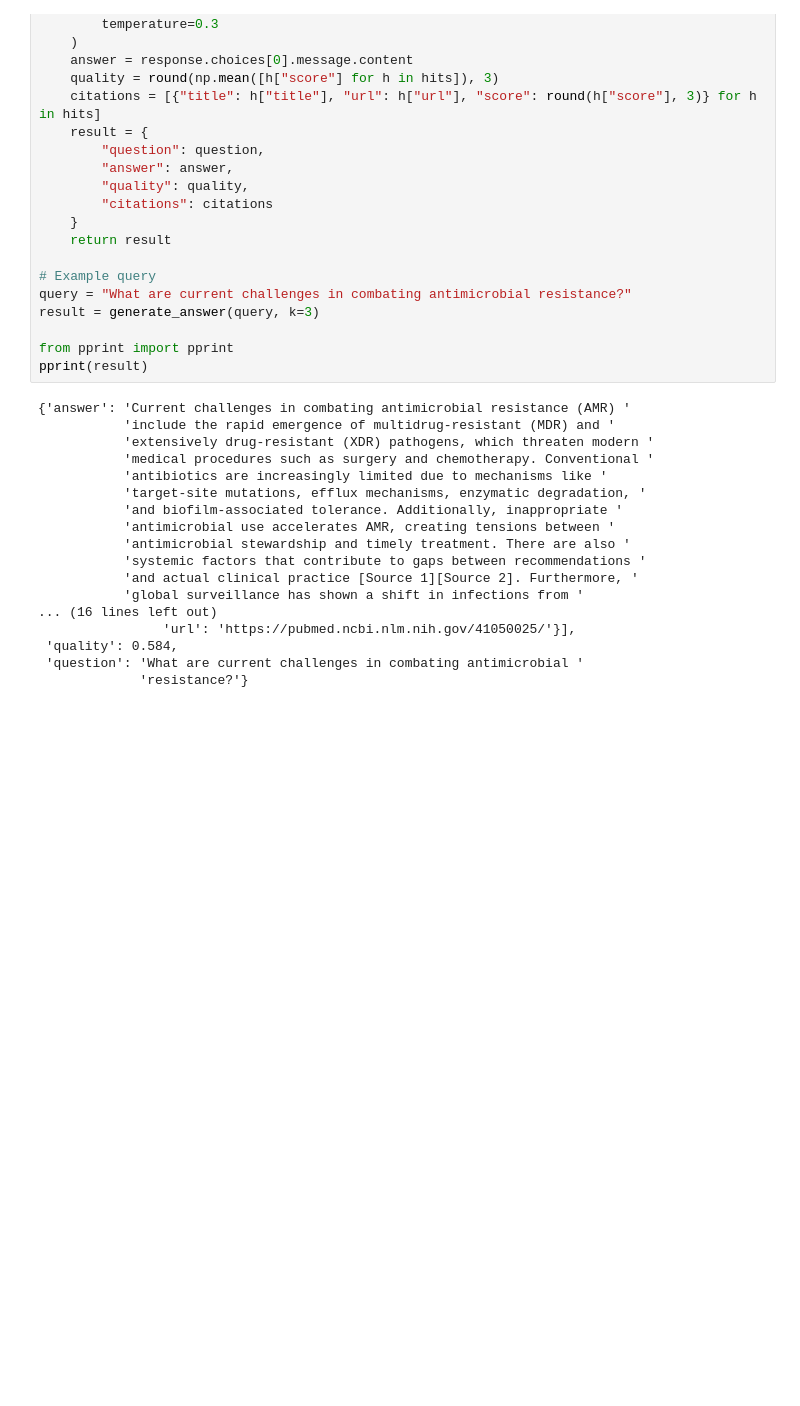
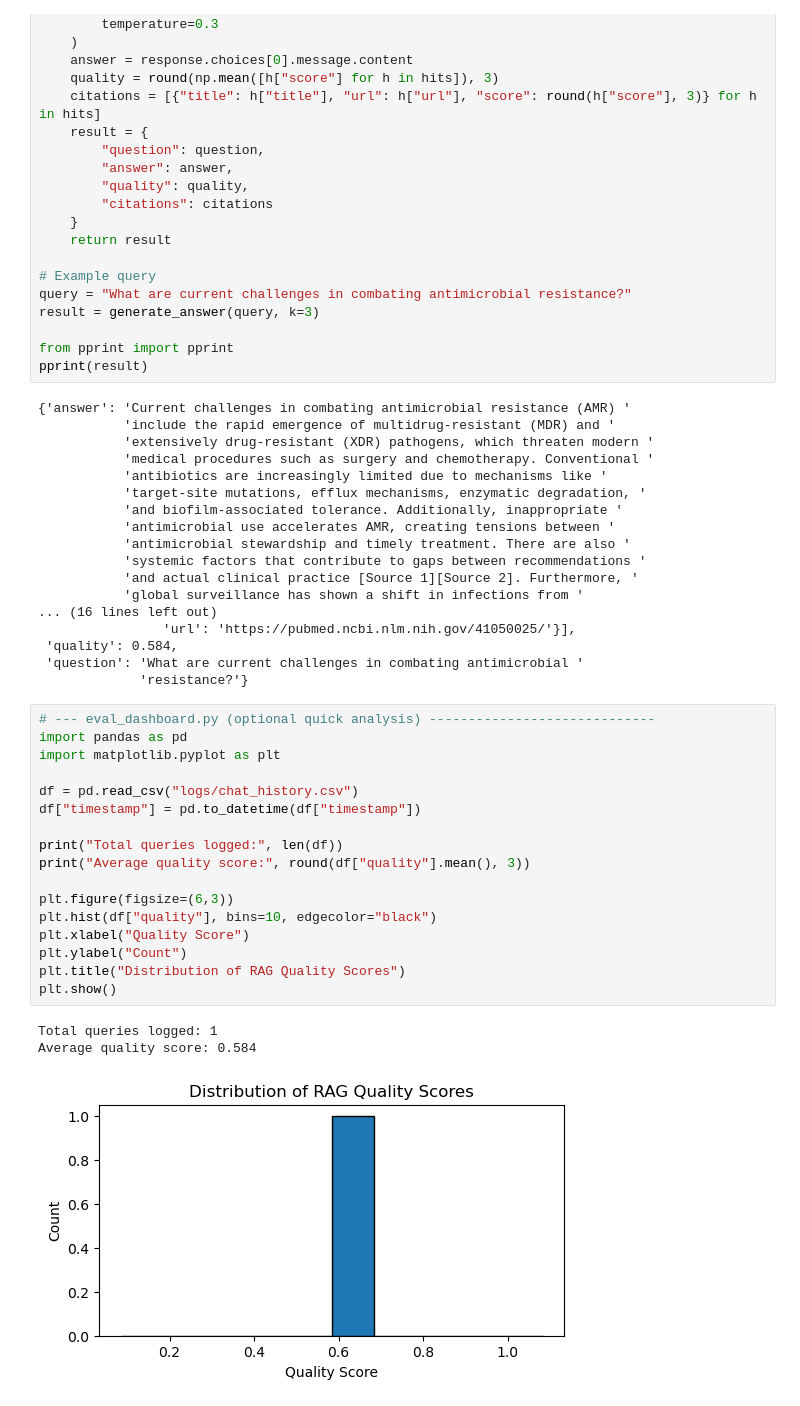
Before and after one commit to patel-tanmay/rag-knowledge-retrieval, a Jupyter notebook: RAG_Medical_Copilot.ipynb, the cells around one changed output. Saved outputs shown, nothing was run; the diff lists cells and outputs as text; blank space fills up the shorter version.

```diff
--- a/RAG_Medical_Copilot.ipynb
+++ b/RAG_Medical_Copilot.ipynb
@@ -358,3 +358,24 @@ pprint(result)
  'quality': 0.584,
  'question': 'What are current challenges in combating antimicrobial '
              'resistance?'}
+# %%
+# --- eval_dashboard.py (optional quick analysis) -----------------------------
+import pandas as pd
+import matplotlib.pyplot as plt
+
+df = pd.read_csv("logs/chat_history.csv")
+df["timestamp"] = pd.to_datetime(df["timestamp"])
+
+print("Total queries logged:", len(df))
+print("Average quality score:", round(df["quality"].mean(), 3))
+
+plt.figure(figsize=(6,3))
+plt.hist(df["quality"], bins=10, edgecolor="black")
+plt.xlabel("Quality Score")
+plt.ylabel("Count")
+plt.title("Distribution of RAG Quality Scores")
+plt.show()
+# %% [output]
+Total queries logged: 1
+Average quality score: 0.584
+[figure, added]
```
Also changed, not shown: 1 other file.
